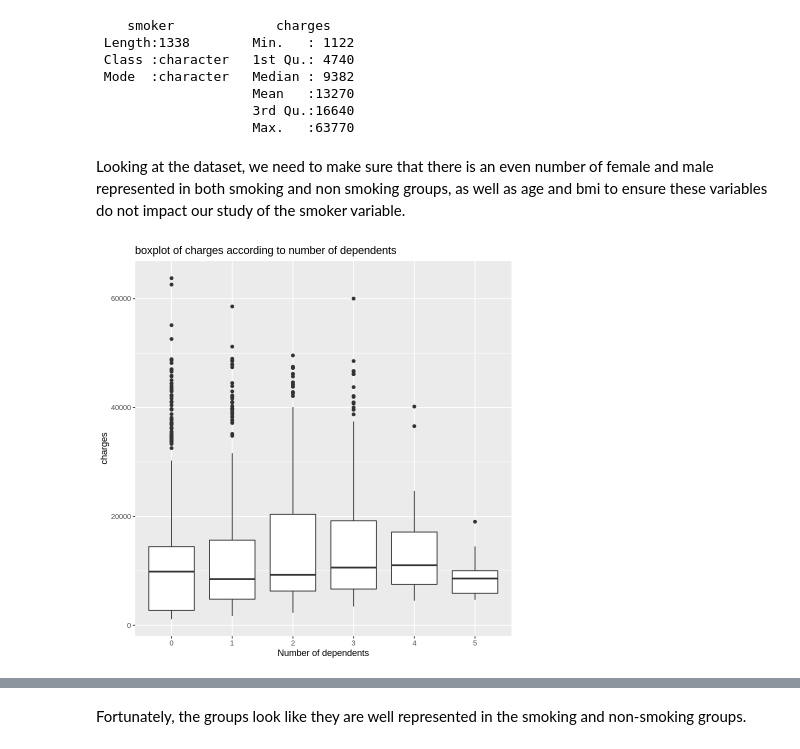
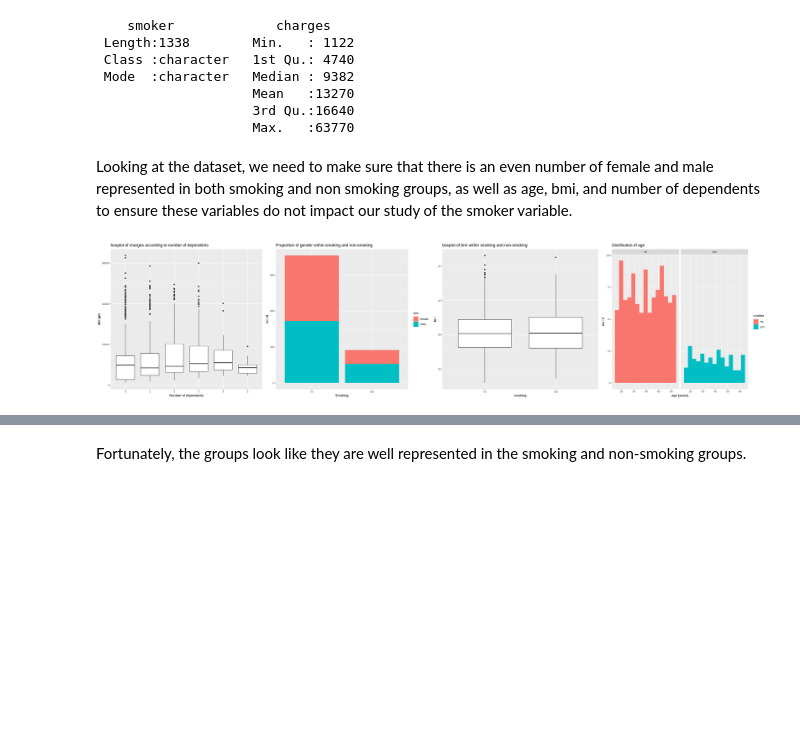
Before and after one commit to Yuji03b/STAT-201-GROUP-1, a Jupyter notebook: proposal.ipynb, the cells around one changed output, grey strips where cells are left out. Saved outputs shown, nothing was run; the diff lists cells and outputs as text; code cells hidden in the pictures; blank space fills up the shorter version.

Commit message:
clean up plots

```diff
--- a/proposal.ipynb
+++ b/proposal.ipynb
@@ -72,12 +73,34 @@ summary(insurance |> select(smoker, charges))
                     3rd Qu.:16640
                     Max.   :63770
 # %% [markdown]
-Looking at the dataset, we need to make sure that there is an even number of female and male represented in both smoking and non smoking groups, as well as age and bmi to ensure these variables do not impact our study of the smoker variable.
+Looking at the dataset, we need to make sure that there is an even number of female and male represented in both smoking and non smoking groups, as well as age, bmi, and number of dependents to ensure these variables do not impact our study of the smoker variable.
 # %%
-plot2 <- ggplot(insurance, aes(x=as.factor(children), y=charges)) +
+plot1 <- ggplot(insurance, aes(x=as.factor(children), y=charges)) +
     geom_boxplot() +
     ggtitle("boxplot of charges according to number of dependents") +
     xlab("Number of dependents")
-plot2
+
+# plot proportions of each gender grouped by smoker variable
+plot2 <- insurance %>%
+    ggplot() +
+    geom_bar(aes(x=as.factor(smoker), fill = sex)) +
+    ggtitle("Proportion of gender within smoking and non-smoking") +
+    xlab("Smoking")
+
+# plot bmi variable grouped by smoker variable
+plot3 <- ggplot(insurance, aes(x=as.factor(smoker), y=bmi)) +
+    geom_boxplot() +
+    ggtitle("boxplot of bmi within smoking and non-smoking") +
+    xlab("smoking")
+
+# plot age variable grouped by smoker variable
+smoker_age_plot <- insurance %>%
+    ggplot(aes(x = age, fill = smoker)) +
+    geom_histogram(bins = 15) +
+    facet_grid(.~ factor(smoker)) +
+    ggtitle("Distribution of age") +
+    xlab("age (years)")
+options(repr.plot.width=30, repr.plot.height=7)
+plot_grid(plot1, plot2, plot3, smoker_age_plot, ncol = 4, rel_widths = )
 # %% [output]
-[figure, old version]
+[figure, new version]
```
Also changed, not shown: parts of 8 cells of this notebook.
